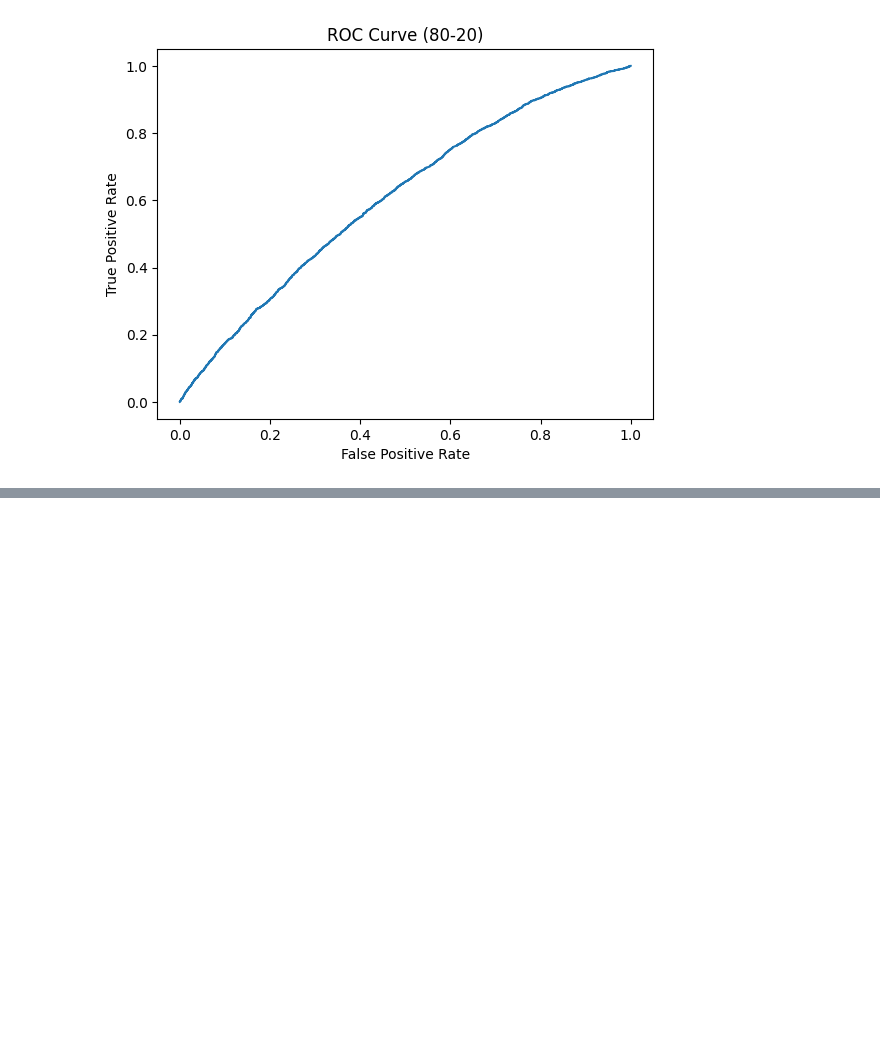
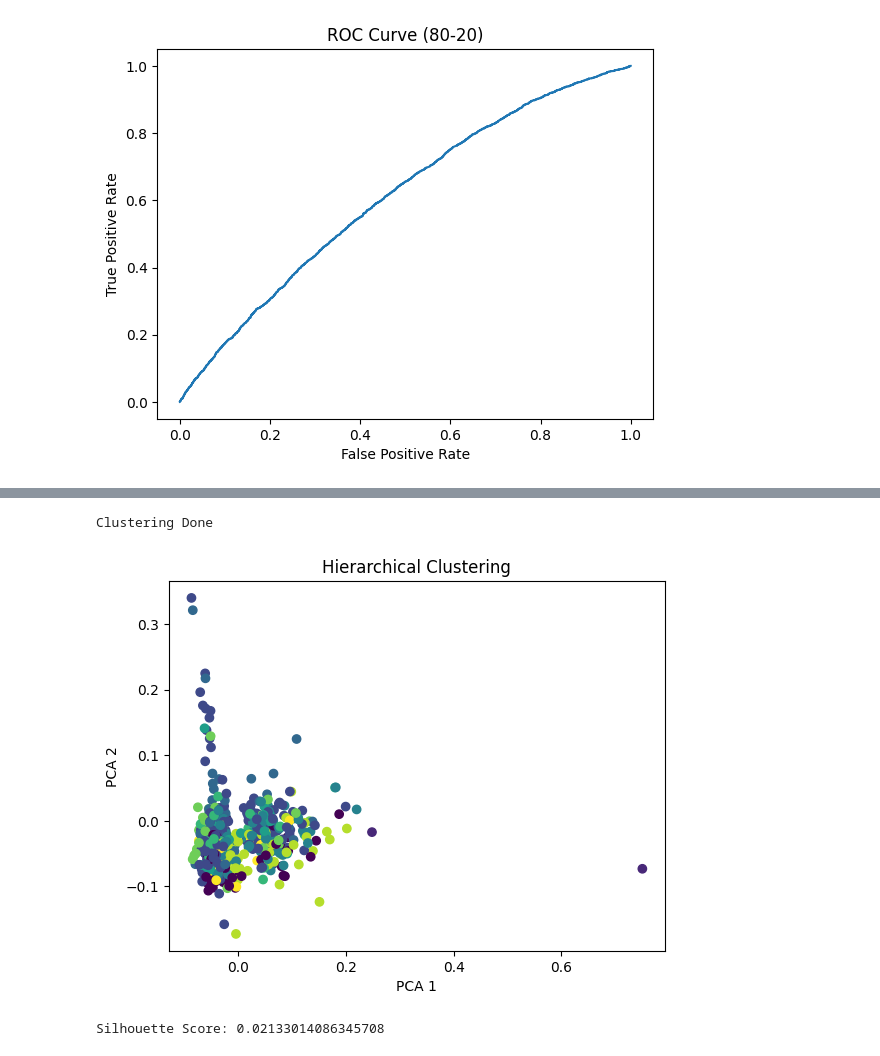
Before and after one commit to MehulShukla-git/Movie_Recommendation_System, a Jupyter notebook: DataPreprocessing.ipynb, the cells around one changed output, grey strips where cells are left out. Drawn from its saved outputs; the diff is of its cells as text; code cells hidden in the pictures; blank space fills up the shorter version.

```diff
--- a/DataPreprocessing.ipynb
+++ b/DataPreprocessing.ipynb
@@ -1829,0 +1927,29 @@ plt.show()
+# %%
+from sklearn.cluster import AgglomerativeClustering
+
+hc = AgglomerativeClustering(n_clusters=10)
+
+df_sample = df.iloc[:len(sample)]
+
+df_sample['cluster'] = hc.fit_predict(sample)
+
+print("Clustering Done ")
+# %% [output]
+Clustering Done
+# %%
+plt.figure()
+plt.scatter(sample[:,0], sample[:,1], c=df_sample['cluster'])
+plt.title("Hierarchical Clustering")
+plt.xlabel("PCA 1")
+plt.ylabel("PCA 2")
+plt.show()
+# %% [output]
+[figure, added]
+# %%
+from sklearn.metrics import silhouette_score
+
+score = silhouette_score(sample, df_sample['cluster'])
+
+print("Silhouette Score:", score)
+# %% [output]
+Silhouette Score: 0.02133014086345708
```
Also changed, not shown: parts of 9 cells of this notebook.
